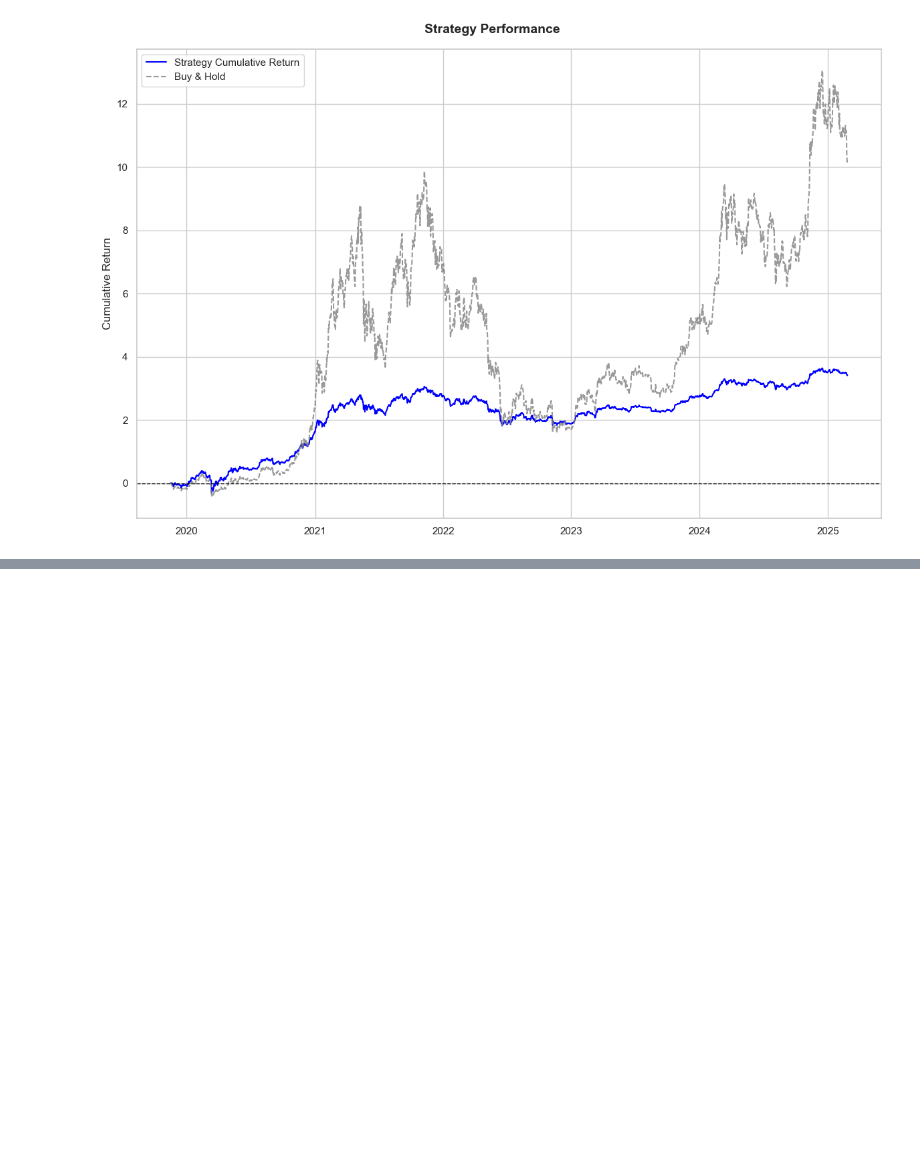
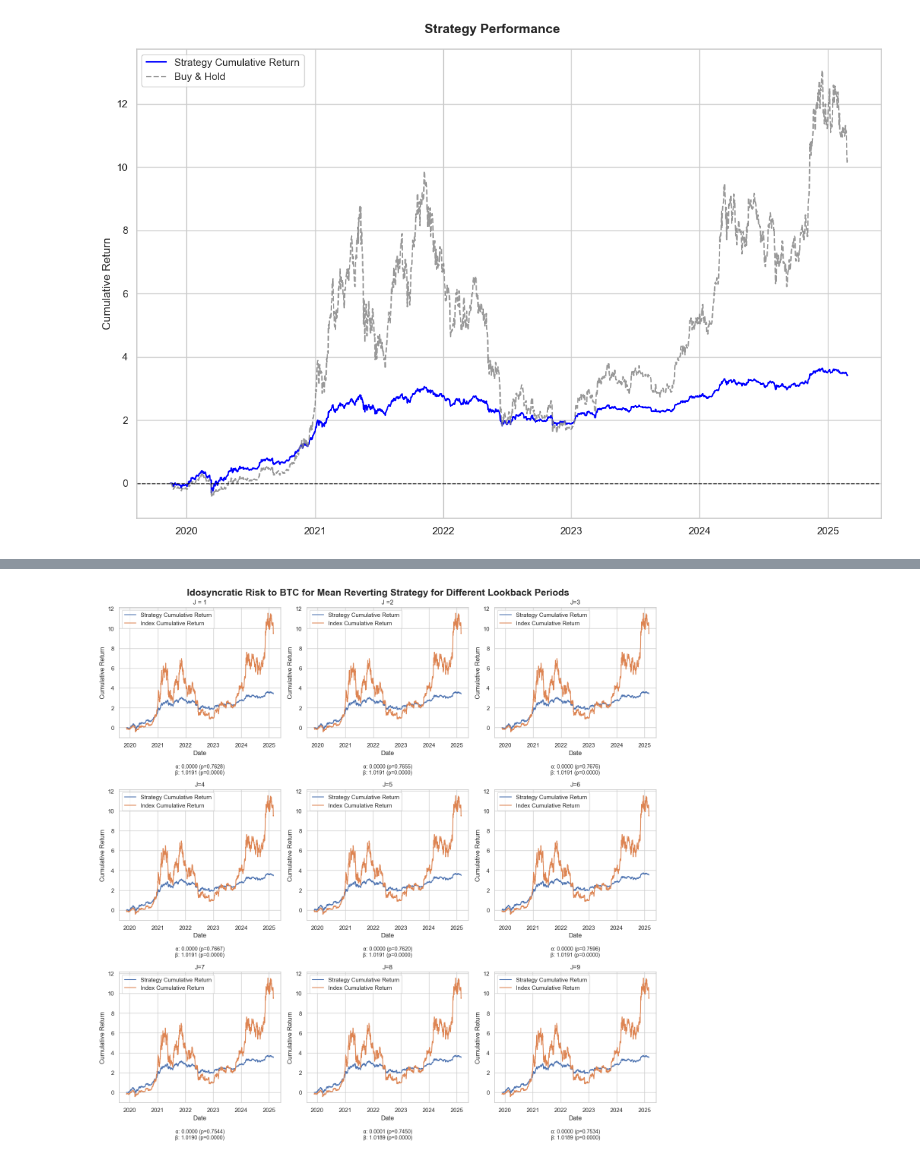
Before and after one commit to andrewpark19/QTS_Final_Project, a Jupyter notebook: QTS_Trading_Project.ipynb, the cells around one changed output, grey strips where cells are left out. Saved outputs shown, nothing was run; the diff lists cells and outputs as text; code cells hidden in the pictures; blank space fills up the shorter version.

```diff
--- a/QTS_Trading_Project.ipynb
+++ b/QTS_Trading_Project.ipynb
@@ -997,0 +994,29 @@ visualize_metrics_results(metrics_results, metric="Sharpe Ratio")
+# %%
+index = prices_df[['BTC']]
+index['index returns'] = index['BTC'].pct_change()
+index['cumulative returns index'] = (1+index['index returns']).cumprod() -1
+# %%
+backtests = []
+lookback_periods = [1,2,3,4,5,6,7,8,9,10]
+
+for num in lookback_periods:
+    sigs = ts_mom_signals(
+    price_data = prices_df,
+    mcap_weights = mcap_weights,
+    lookback_period = num,
+    percentile_threshold = 0.7,
+    weighting_scheme = 'mcap',
+    burn_in_period = 0
+    )
+
+    back = backtest_strategy_V2(
+    price_data = prices_df,
+    signals = sigs,
+    holding_period = 5,
+    tx_cost = 0.0015,
+    strat = 'mean_reverting',
+    pos_type = 'long_only',
+    start_day = None,
+    trades_as_df = True
+    )
+    backtests.append(back)
@@ -997,0 +1080,6 @@ visualize_metrics_results(metrics_results, metric="Sharpe Ratio")
+# %%
+names = ['J = 1','J =2','J=3','J=4','J=5','J=6','J=7','J=8','J=9']
+
+Ido_Analysis(backtests=backtests, index=index,names =names, title='Idosyncratic Risk to BTC for Mean Reverting Strategy for Different Lookback Periods')
+# %% [output]
+[figure, added]
```
Also changed, not shown: parts of 12 cells of this notebook.
